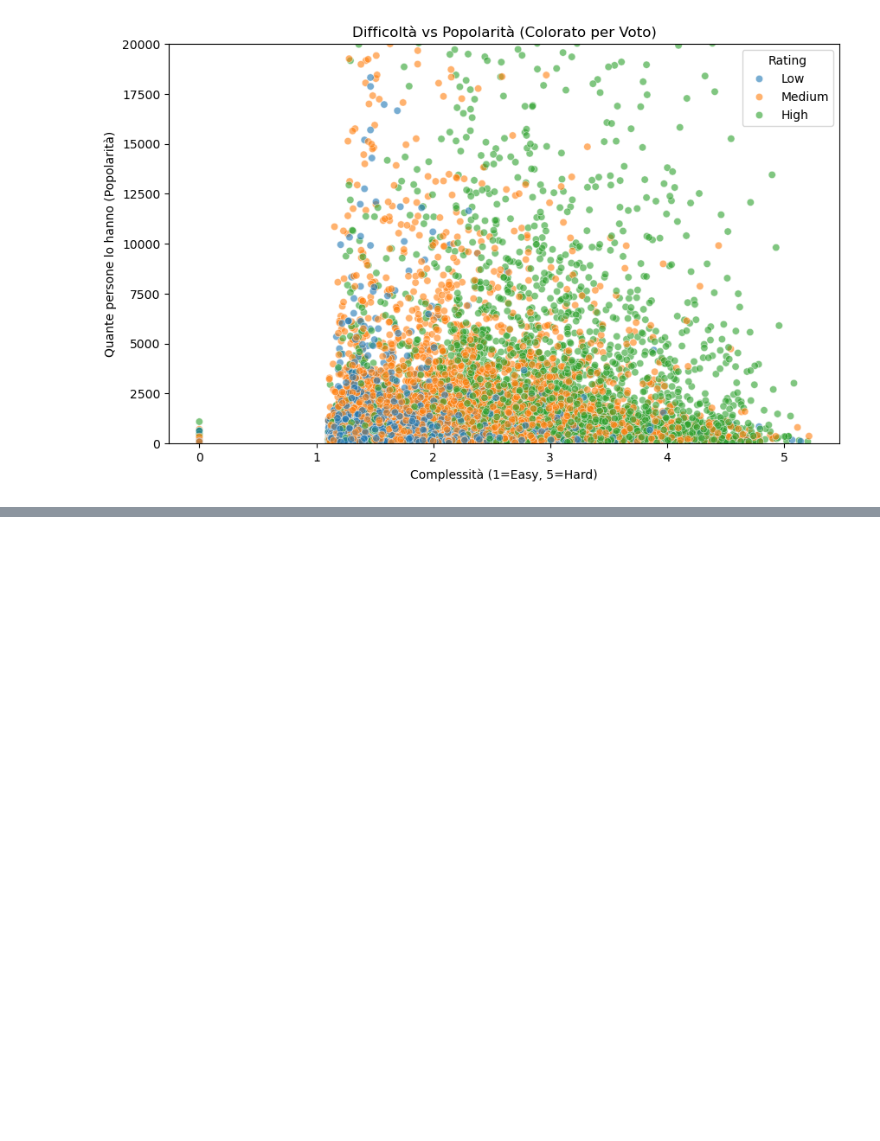
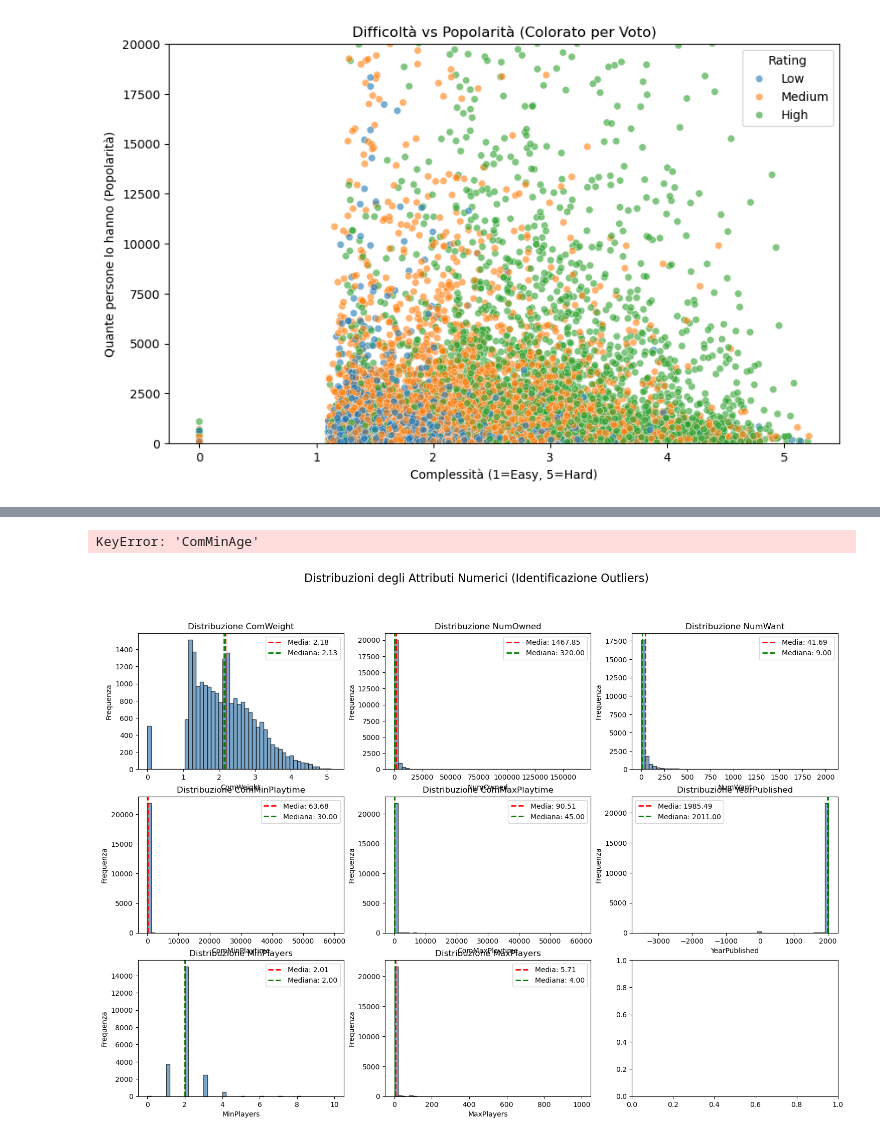
Before and after one commit to iamalessiastocco/dm1-project-boardgames, a Jupyter notebook: notebook/01_data_understanding.ipynb, the cells around one changed output, grey strips where cells are left out. Drawn from its saved outputs; the diff is of its cells as text; code cells hidden in the pictures; blank space fills up the shorter version.

```diff
--- a/notebook/01_data_understanding.ipynb
+++ b/notebook/01_data_understanding.ipynb
@@ -236,0 +286,30 @@ plt.show()
+# %%
+# ISTOGRAMMI DETTAGLIATI - Distribuzione di ogni attributo numerico
+fig, axes = plt.subplots(3, 3, figsize=(18, 12))
+fig.suptitle('Distribuzioni degli Attributi Numerici (Identificazione Outliers)', fontsize=16)
+
+attributi_numerici = ['ComWeight', 'NumOwned', 'NumWant', 'ComMinPlaytime',
+                      'ComMaxPlaytime', 'YearPublished', 'MinPlayers', 'MaxPlayers', 'ComMinAge']
+
+for idx, attr in enumerate(attributi_numerici):
+    row = idx // 3
+    col = idx % 3
+
+    # Istogramma
+    axes[row, col].hist(df[attr].dropna(), bins=50, color='steelblue', edgecolor='black', alpha=0.7)
+    axes[row, col].set_title(f'Distribuzione {attr}')
+    axes[row, col].set_xlabel(attr)
+    axes[row, col].set_ylabel('Frequenza')
+
+    # Aggiungiamo linee verticali per media e mediana
+    mean_val = df[attr].mean()
+    median_val = df[attr].median()
+    axes[row, col].axvline(mean_val, color='red', linestyle='--', linewidth=2, label=f'Media: {mean_val:.2f}')
+    axes[row, col].axvline(median_val, color='green', linestyle='--', linewidth=2, label=f'Mediana: {median_val:.2f}')
+    axes[row, col].legend()
+
+plt.tight_layout()
+plt.show()
+# %% [output]
+KeyError: 'ComMinAge'
+[figure, added]
```
Also changed, not shown: parts of 9 cells of this notebook, 1 other file.
